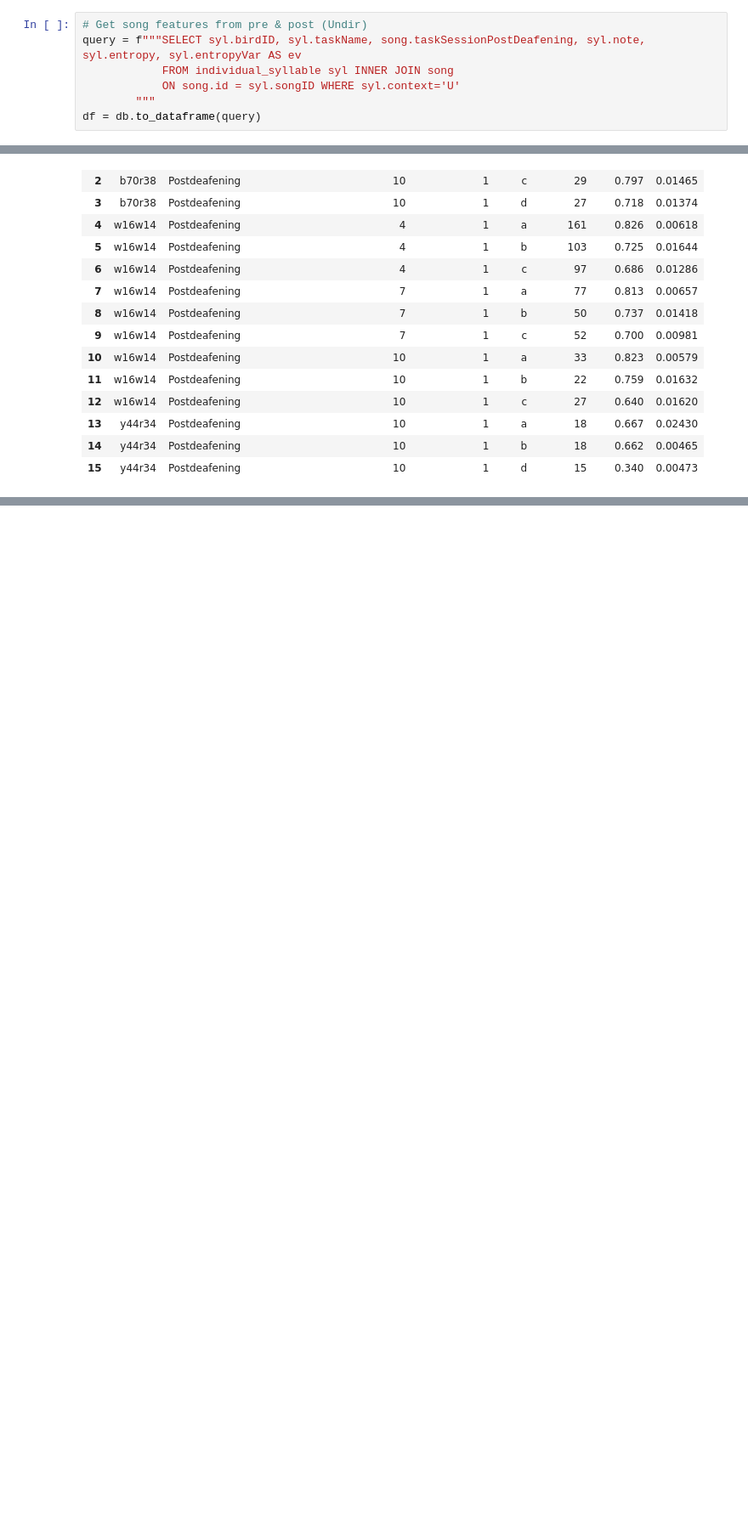
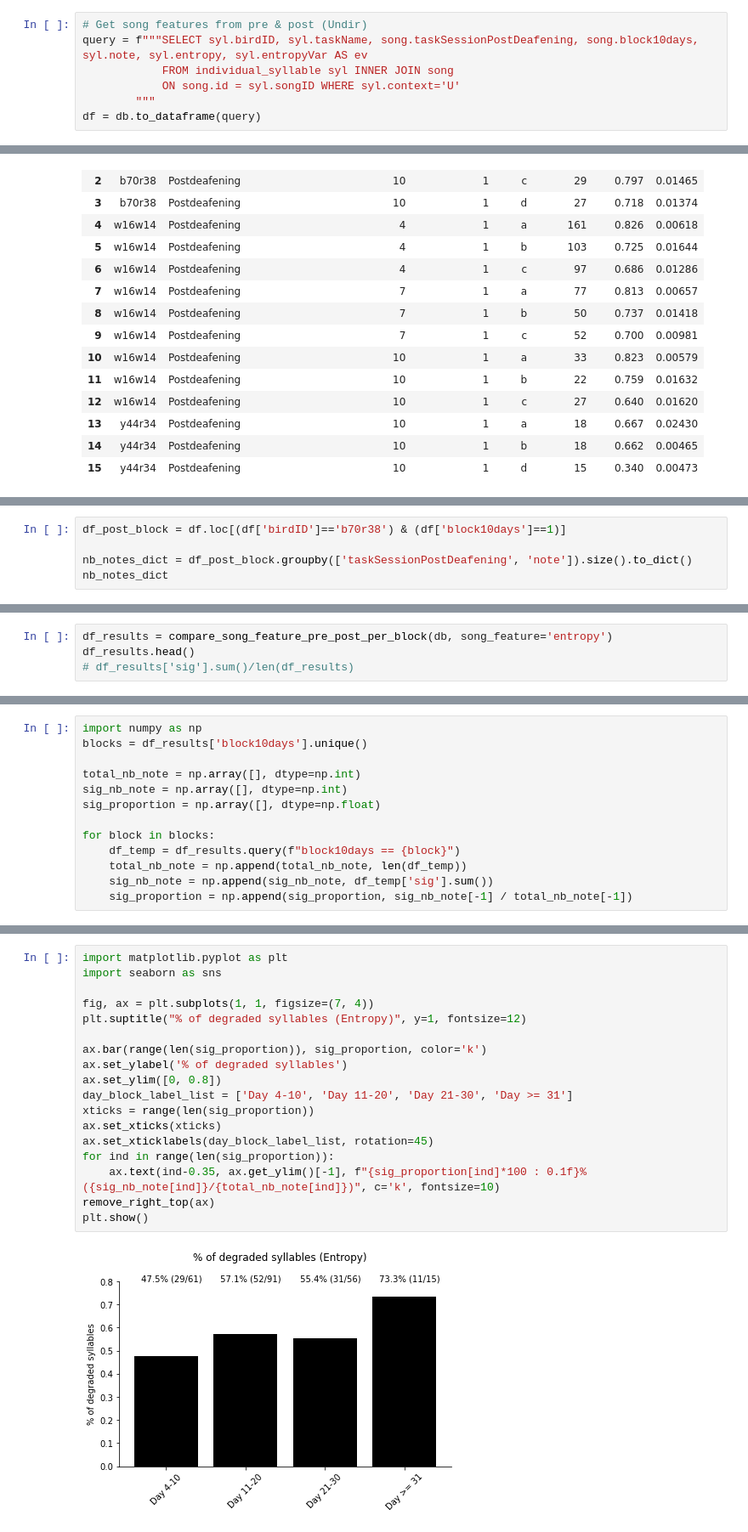
Before and after one commit to JaerongA/pyfinch, a Jupyter notebook: deafening/results/song_degradation.ipynb, the cells around one changed output, grey strips where cells are left out. Shown at 85% size. Drawn from its saved outputs; the diff is of its cells as text; blank space fills up the shorter version.

Commit message:
analyze song features per block

```diff
--- a/deafening/results/song_degradation.ipynb
+++ b/deafening/results/song_degradation.ipynb
@@ -149,7 +150,7 @@ plot_song_feature_pre_post_stats(df_results, song_feature='ev',
 [figure]
 # %%
 # Get song features from pre & post (Undir)
-query = f"""SELECT syl.birdID, syl.taskName, song.taskSessionPostDeafening, syl.note, syl.entropy, syl.entropyVar AS ev
+query = f"""SELECT syl.birdID, syl.taskName, song.taskSessionPostDeafening, song.block10days, syl.note, syl.entropy, syl.entropyVar AS ev
             FROM individual_syllable syl INNER JOIN song
             ON song.id = syl.songID WHERE syl.context='U'
         """
@@ -202,0 +188,5 @@ last_day_dict
+# %%
+df_post_block = df.loc[(df['birdID']=='b70r38') & (df['block10days']==1)]
+
+nb_notes_dict = df_post_block.groupby(['taskSessionPostDeafening', 'note']).size().to_dict()
+nb_notes_dict
@@ -262,0 +266,4 @@ df_pcc.head()
+# %%
+df_results = compare_song_feature_pre_post_per_block(db, song_feature='entropy')
+df_results.head()
+# df_results['sig'].sum()/len(df_results)
@@ -262,0 +277,13 @@ df_pcc.head()
+# %%
+import numpy as np
+blocks = df_results['block10days'].unique()
+
+total_nb_note = np.array([], dtype=np.int)
+sig_nb_note = np.array([], dtype=np.int)
+sig_proportion = np.array([], dtype=np.float)
+
+for block in blocks:
+    df_temp = df_results.query(f"block10days == {block}")
+    total_nb_note = np.append(total_nb_note, len(df_temp))
+    sig_nb_note = np.append(sig_nb_note, df_temp['sig'].sum())
+    sig_proportion = np.append(sig_proportion, sig_nb_note[-1] / total_nb_note[-1])
@@ -262,0 +299,20 @@ df_pcc.head()
+# %%
+import matplotlib.pyplot as plt
+import seaborn as sns
+
+fig, ax = plt.subplots(1, 1, figsize=(7, 4))
+plt.suptitle("% of degraded syllables (Entropy)", y=1, fontsize=12)
+
+ax.bar(range(len(sig_proportion)), sig_proportion, color='k')
+ax.set_ylabel('% of degraded syllables')
+ax.set_ylim([0, 0.8])
+day_block_label_list = ['Day 4-10', 'Day 11-20', 'Day 21-30', 'Day >= 31']
+xticks = range(len(sig_proportion))
+ax.set_xticks(xticks)
+ax.set_xticklabels(day_block_label_list, rotation=45)
+for ind in range(len(sig_proportion)):
+    ax.text(ind-0.35, ax.get_ylim()[-1], f"{sig_proportion[ind]*100 : 0.1f}% ({sig_nb_note[ind]}/{total_nb_note[ind]})", c='k', fontsize=10)
+remove_right_top(ax)
+plt.show()
+# %% [output]
+[figure, added]
```
Also changed, not shown: parts of 9 cells of this notebook, 1 other file.
